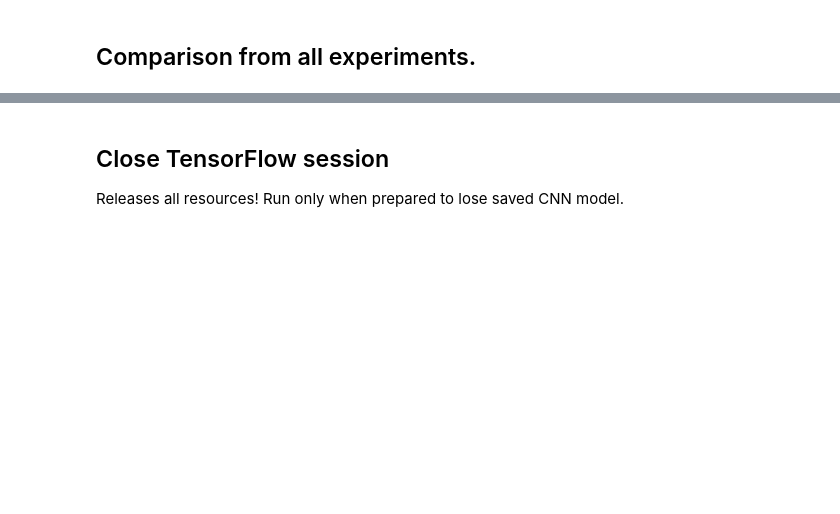
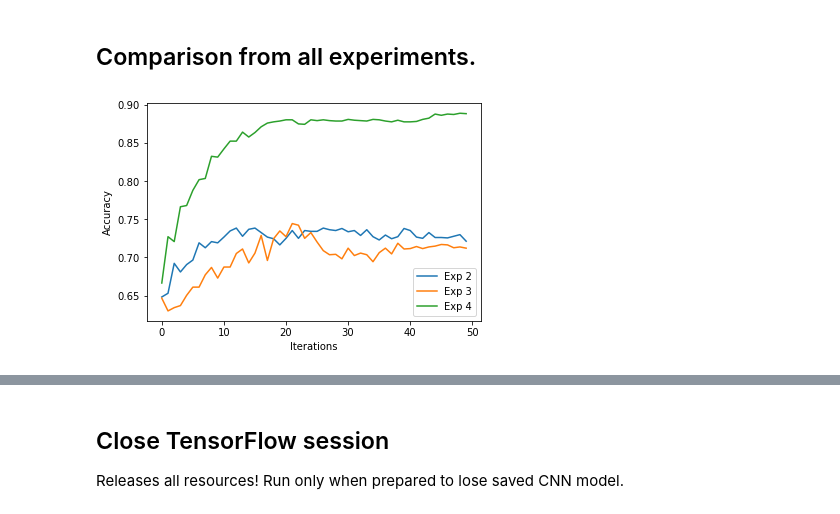
Before and after one commit to leopauly/Domain-Adaptation, a Jupyter notebook: MNIST_USPS_Dataset/Bayesian CNN.ipynb, the cells around one changed output, grey strips where cells are left out. Cells and saved outputs as stored; diff of their text form; code cells hidden in the pictures; blank space fills up the shorter version.

```diff
--- a/MNIST_USPS_Dataset/Bayesian CNN.ipynb
+++ b/MNIST_USPS_Dataset/Bayesian CNN.ipynb
@@ -736,7 +786,9 @@ ysb.plot_with_legend(np.arange(len(exp4_adds)), [exp4_adds], ["No. images added"
 # %% [markdown]
 ## Comparison from all experiments.
 # %%
-x_range = min(len(exp1_acc), len(exp2_acc), len(exp3_acc), len(exp4_acc))
+x_range = 50 #min(len(exp1_acc[2]), len(exp2_acc[2]), len(exp3_acc[2]), len(exp4_acc[2]))
 # %%
-ysb.plot_with_legend(np.arange(x_range), [exp1_acc[:x_range], exp2_acc[:x_range], exp3_acc[:x_range], exp4_acc[:x_range]], ["Exp 1", "Exp 2", "Exp 3", "Exp 4"], "Iterations", "Accuracy")
+ysb.plot_with_legend(np.arange(x_range), [exp2_acc[2][:x_range], exp3_acc[2][:x_range], exp4_acc[2][:x_range]], ["Exp 2", "Exp 3", "Exp 4"], "Iterations", "Accuracy")
+# %% [output]
+[figure, added]
 # %%
```
Also changed, not shown: parts of 21 cells of this notebook, 3 other files.
